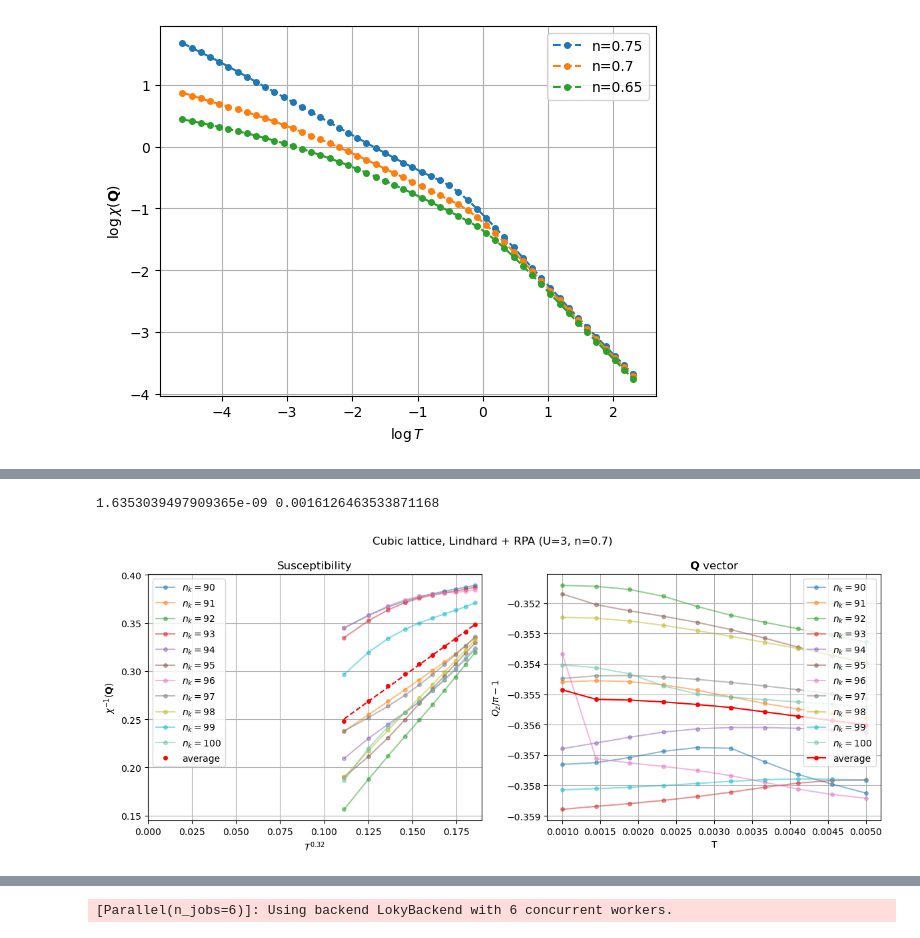
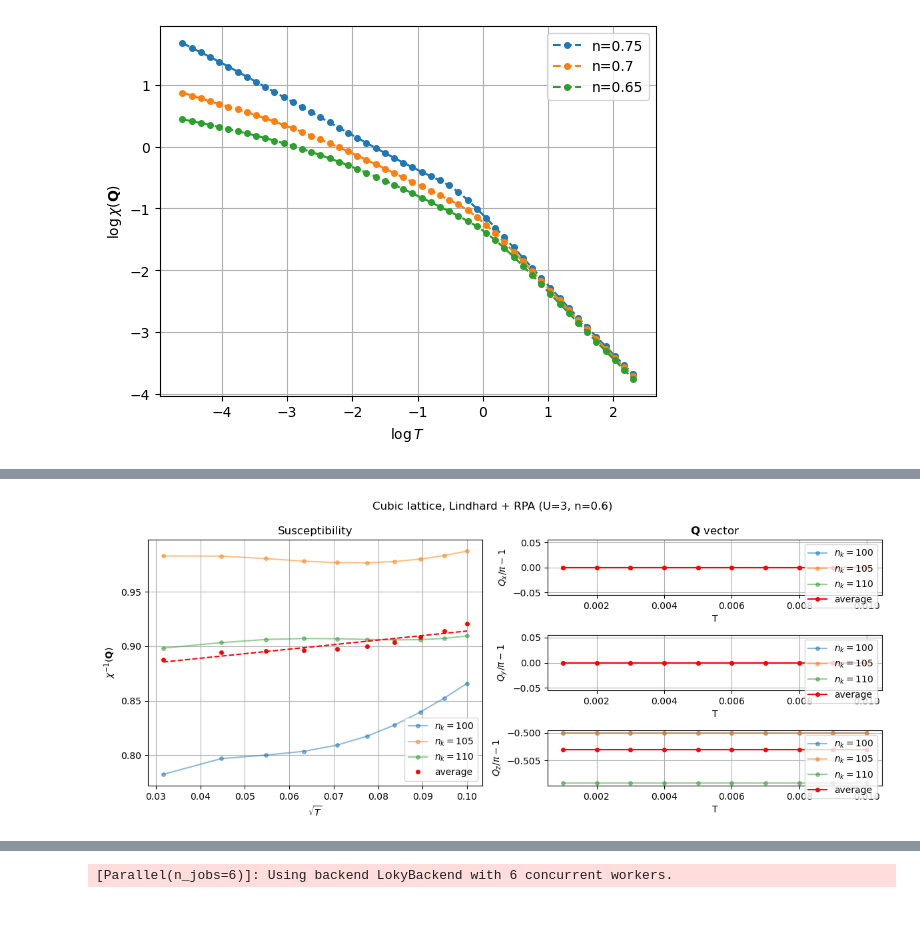
Before and after one commit to cctort/quantum_criticality, a Jupyter notebook: chi_rpa.ipynb, the cells around one changed output, grey strips where cells are left out. Saved outputs shown, nothing was run; the diff lists cells and outputs as text; code cells hidden in the pictures.

```diff
--- a/chi_rpa.ipynb
+++ b/chi_rpa.ipynb
@@ -115,25 +114,0 @@ plt.show()
-# %%
-import numpy as np
-
-T = 0.01
-n = 0.75
-nk = 100
-n_iw = 256
-
-lattice = LATTICE(dim=2, tp=-0.4)
-
-iw_mesh = MeshImFreq(beta=1/T, S='Fermion', n_iw=n_iw)
-S_iw = Gf(mesh=iw_mesh, target_shape=[1,1])
-S_iw << 0
-
-lattice.get_e_k(nk)
-mu = get_mu(e_k=lattice.e_k, n_goal=n, beta=1/T)
-
-G_iwk = lattice_dyson_g0_wk(mu, lattice.e_k, iw_mesh)
-chi0 = imtime_bubble_chi0_wk(G_iwk, nw=1)
-chi0_mesh = chi0.data[0, :, 0, 0].real.reshape((nk, nk))
-
-max_idx = np.unravel_index(np.argmax(chi0_mesh), chi0_mesh.shape)
-k_vec = 2*np.array(max_idx) / nk
-
-print(k_vec)
@@ -192,32 +148,27 @@ Warning: could not identify MPI environment!
 [figure]
 # %%
 U = 3
-n = 0.7
-T_list = np.linspace(1e-3, 5e-3, 10)
+n = 0.6
+T_list = np.linspace(1e-4, 1e-2, 5)
 par_dict = {'U': U, 'n': n, 'T': T_list}
 title = f'Cubic lattice, Lindhard + RPA (U={U}, n={n})'
 
-nk_list = list(range(90, 101, 1))
-sweep_dict = [{'par_dict': par_dict, 'nk': nk, 'refine': True, 'tetra_method': False, 'fit': True} for nk in nk_list]
-results_list = sweep_parallel(sweep_chirpa, sweep_dict, n_jobs=6)
+nk_list = list(range(100, 111, 5))
+sweep_dict = [{'par_dict': par_dict, 'nk': nk, 'refine': True, 'fit': True, 'method': 'lindhard', 'S_iwk_list': [[0.]*1]*len(T_list)} for nk in nk_list]
+results_list = sweep_parallel(sweep_chirpa, sweep_dict, n_jobs=3)
 
 results_avg = results_list[-1].copy()
 results_avg['invchi'] = sum([results['invchi'] for results in results_list])/len(results_list)
 results_avg['Q'] = sum([results['Q'] for results in results_list])/len(results_list)
 
-gamma = results_avg['gamma']
-
 fig = None
 for results in results_list:
     nk = results['nk']
-    fig, fit = pcut_chi(results, 'T', plot_Q=(0,0,1), x_exp=gamma,
+    fig, fit = pcut_chi(results, 'T', plot_Q=(1,1,1), x_exp=0.5,
                         title=title, label=f'$n_k={nk}$', figure=fig, alpha=0.5)
 
-fig, _ = pcut_chi(results_avg, 'T', plot_Q=(0,0,1), fit=True, x_exp=gamma,
+fig, _ = pcut_chi(results_avg, 'T', plot_Q=(1,1,1), fit=True, x_exp=0.5,
                     title=title, label=f'average', figure=fig, color='red')
-
-fig, ax = fig
-ax[0].set_xlim(left=0)
 
 print(results['Xc'], results['Xc']**results['gamma'])
 
@@ -244,5 +180,4 @@ Starting serial run at: 2026-04-27 10:38:07.656590
-1.6353039497909365e-09 0.0016126463533871168
-[figure, old version]
+[figure, new version]
 # %%
 U = 3
 n_list = np.linspace(0.88, 0.9, 6)
```
Also changed, not shown: parts of 10 cells of this notebook, 3 other files.
